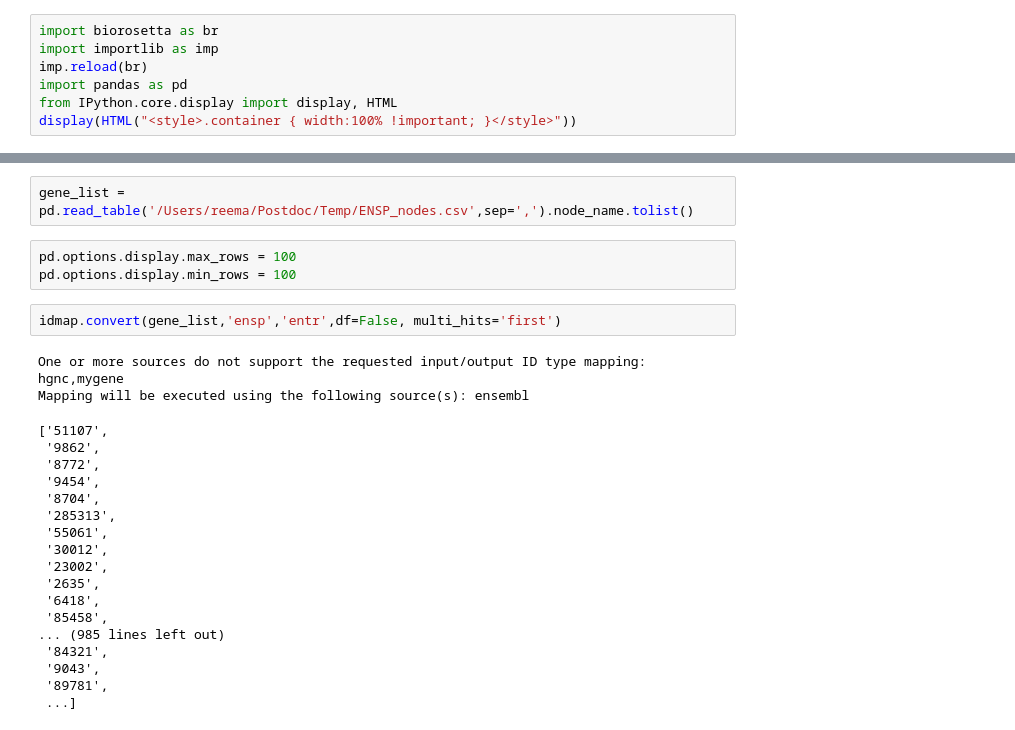
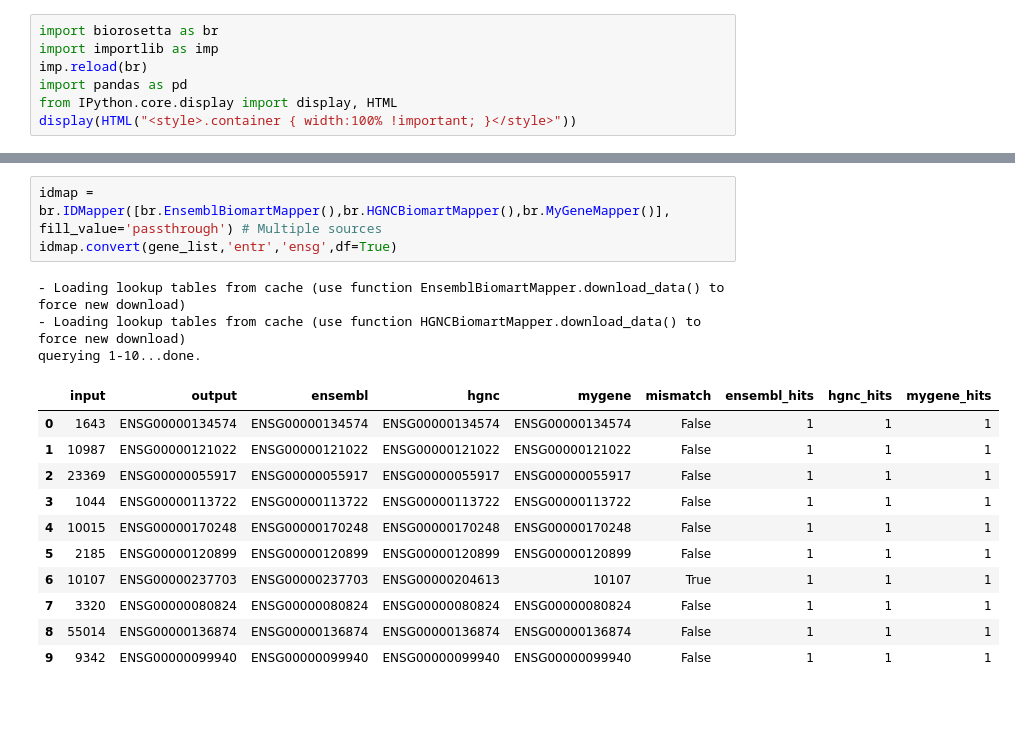
Before and after one commit to reemagit/biorosetta, a Jupyter notebook: test_package.ipynb, the cells around one changed output, grey strips where cells are left out. Cells and saved outputs as stored; diff of their text form; blank space fills up the shorter version.

Commit message:
Added passthrough fill value and some improvements to documentation

```diff
--- a/test_package.ipynb
+++ b/test_package.ipynb
@@ -24,30 +24,21 @@ querying 1-10...done.
 | 7 | 3320 | HSP90AA1 | HSP90AA1 | HSP90AA1 | HSP90AA1 | False | 1 | 1 | 1 |
 | 8 | 55014 | STX17 | STX17 | STX17 | STX17 | False | 1 | 1 | 1 |
 | 9 | 9342 | SNAP29 | SNAP29 | SNAP29 | SNAP29 | False | 1 | 1 | 1 |
-# %%
-gene_list = pd.read_table('/Users/reema/Postdoc/Temp/ENSP_nodes.csv',sep=',').node_name.tolist()
-# %%
-pd.options.display.max_rows = 100
-pd.options.display.min_rows = 100
 # %%
-idmap.convert(gene_list,'ensp','entr',df=False, multi_hits='first')
+idmap = br.IDMapper([br.EnsemblBiomartMapper(),br.HGNCBiomartMapper(),br.MyGeneMapper()], fill_value='passthrough') # Multiple sources
+idmap.convert(gene_list,'entr','ensg',df=True)
 # %% [output]
-One or more sources do not support the requested input/output ID type mapping: hgnc,mygene
-Mapping will be executed using the following source(s): ensembl
+- Loading lookup tables from cache (use function EnsemblBiomartMapper.download_data() to force new download)
+- Loading lookup tables from cache (use function HGNCBiomartMapper.download_data() to force new download)
+querying 1-10...done.
-['51107',
- '9862',
- '8772',
- '9454',
- '8704',
- '285313',
- '55061',
- '30012',
- '23002',
- '2635',
- '6418',
- '85458',
-... (985 lines left out)
- '84321',
- '9043',
- '89781',
- ...]
+|  | input | output | ensembl | hgnc | mygene | mismatch | ensembl_hits | hgnc_hits | mygene_hits |
+| 0 | 1643 | ENSG00000134574 | ENSG00000134574 | ENSG00000134574 | ENSG00000134574 | False | 1 | 1 | 1 |
+| 1 | 10987 | ENSG00000121022 | ENSG00000121022 | ENSG00000121022 | ENSG00000121022 | False | 1 | 1 | 1 |
+| 2 | 23369 | ENSG00000055917 | ENSG00000055917 | ENSG00000055917 | ENSG00000055917 | False | 1 | 1 | 1 |
+| 3 | 1044 | ENSG00000113722 | ENSG00000113722 | ENSG00000113722 | ENSG00000113722 | False | 1 | 1 | 1 |
+| 4 | 10015 | ENSG00000170248 | ENSG00000170248 | ENSG00000170248 | ENSG00000170248 | False | 1 | 1 | 1 |
+| 5 | 2185 | ENSG00000120899 | ENSG00000120899 | ENSG00000120899 | ENSG00000120899 | False | 1 | 1 | 1 |
+| 6 | 10107 | ENSG00000237703 | ENSG00000237703 | ENSG00000204613 | 10107 | True | 1 | 1 | 1 |
+| 7 | 3320 | ENSG00000080824 | ENSG00000080824 | ENSG00000080824 | ENSG00000080824 | False | 1 | 1 | 1 |
+| 8 | 55014 | ENSG00000136874 | ENSG00000136874 | ENSG00000136874 | ENSG00000136874 | False | 1 | 1 | 1 |
+| 9 | 9342 | ENSG00000099940 | ENSG00000099940 | ENSG00000099940 | ENSG00000099940 | False | 1 | 1 | 1 |
```
Also changed, not shown: parts of 19 cells of this notebook, 2 other files.
